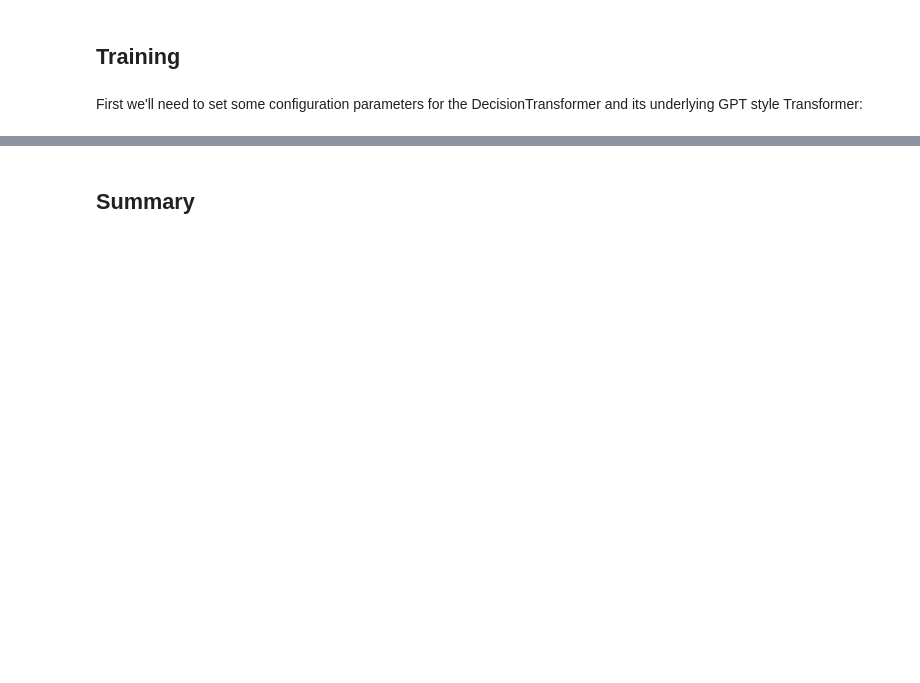
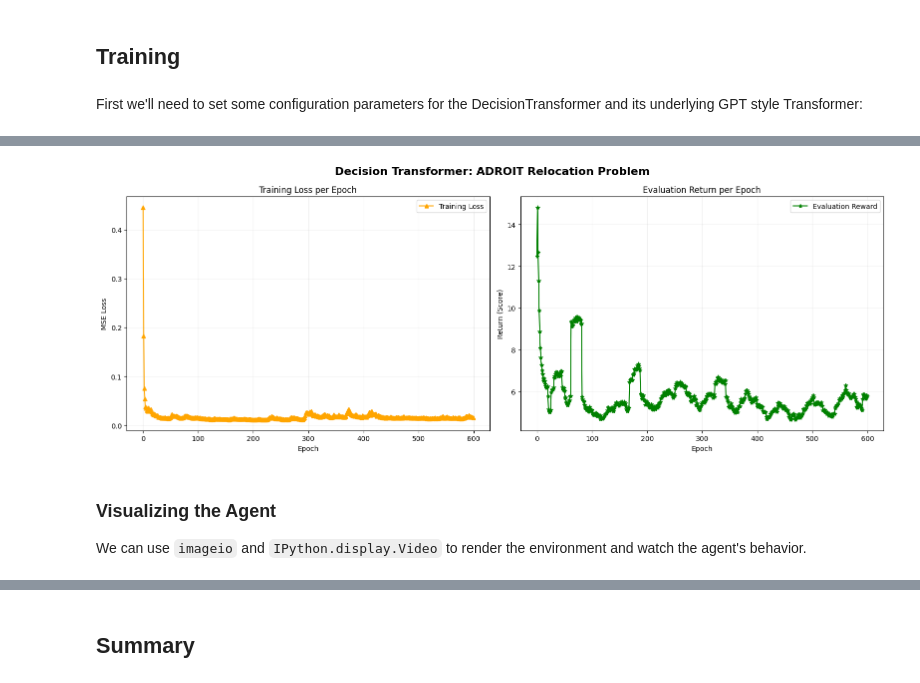
Before and after one commit to streklin/generative-ai-applications, a Jupyter notebook: generative_model.ipynb, the cells around one changed output, grey strips where cells are left out. Cells and saved outputs as stored; diff of their text form; code cells hidden in the pictures; blank space fills up the shorter version.

```diff
--- a/generative_model.ipynb
+++ b/generative_model.ipynb
@@ -400,0 +409,31 @@ Loss Calculation: We treat action prediction as a continuous regression problem,
+# %%
+model = DecisionTransformer(config).to(device)
+optimizer = optim.AdamW(model.parameters(), lr=learning_rate, weight_decay=weight_decay)
+# %%
+
+def plot_losses(train_losses, rewards, filename="images/losses.png"):
+    """
+    Plots the training losses and evaluation rewards side-by-side.
+    """
+    fig, (ax1, ax2) = plt.subplots(1, 2, figsize=(16, 6))
+
+    ax1.plot(train_losses, label='Training Loss', color='orange', marker='^')
+    ax1.set_title("Training Loss per Epoch")
+    ax1.set_xlabel("Epoch")
+    ax1.set_ylabel("MSE Loss")
+    ax1.legend()
+    ax1.grid(alpha=0.2)
+
+    ax2.plot(rewards, label='Evaluation Reward', color='green', marker='*')
+    ax2.set_title("Evaluation Return per Epoch")
+    ax2.set_xlabel("Epoch")
+    ax2.set_ylabel("Return (Score)")
+    ax2.legend()
+    ax2.grid(alpha=0.2)
+
+    plt.suptitle("Decision Transformer: ADROIT Relocation Problem", fontsize=16, fontweight='bold')
+    plt.tight_layout()
+
+
+    plt.savefig(filename)
+    plt.show() # Display inline in the notebook
@@ -400,0 +581,5 @@ Loss Calculation: We treat action prediction as a continuous regression problem,
+# %%
+losses, rewards = train_decision_transformer(
+    model=model,
+    epochs=epochs
+)
@@ -400,0 +588,10 @@ Loss Calculation: We treat action prediction as a continuous regression problem,
+# %%
+plot_losses(
+    losses,
+    rewards
+)
+# %% [output]
+[figure, added]
+# %% [markdown]
+### Visualizing the Agent
+We can use `imageio` and `IPython.display.Video` to render the environment and watch the agent's behavior.
```
Also changed, not shown: parts of 14 cells of this notebook, 4 other files.
